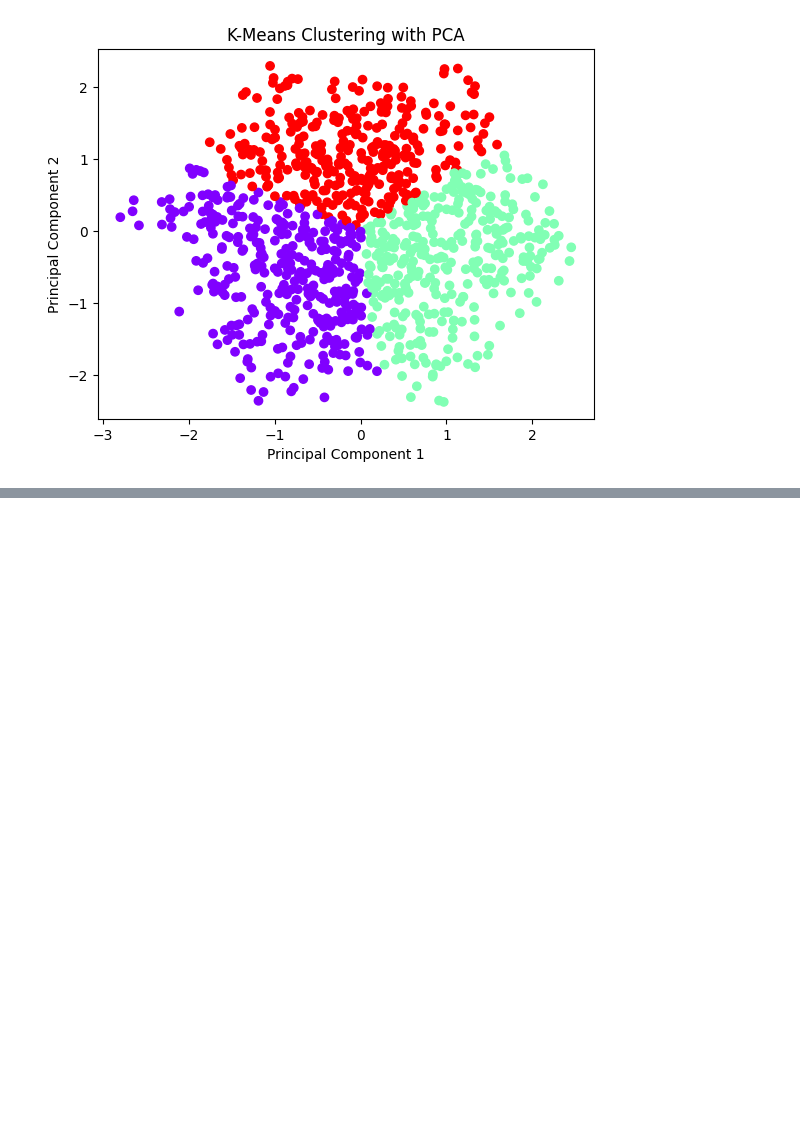
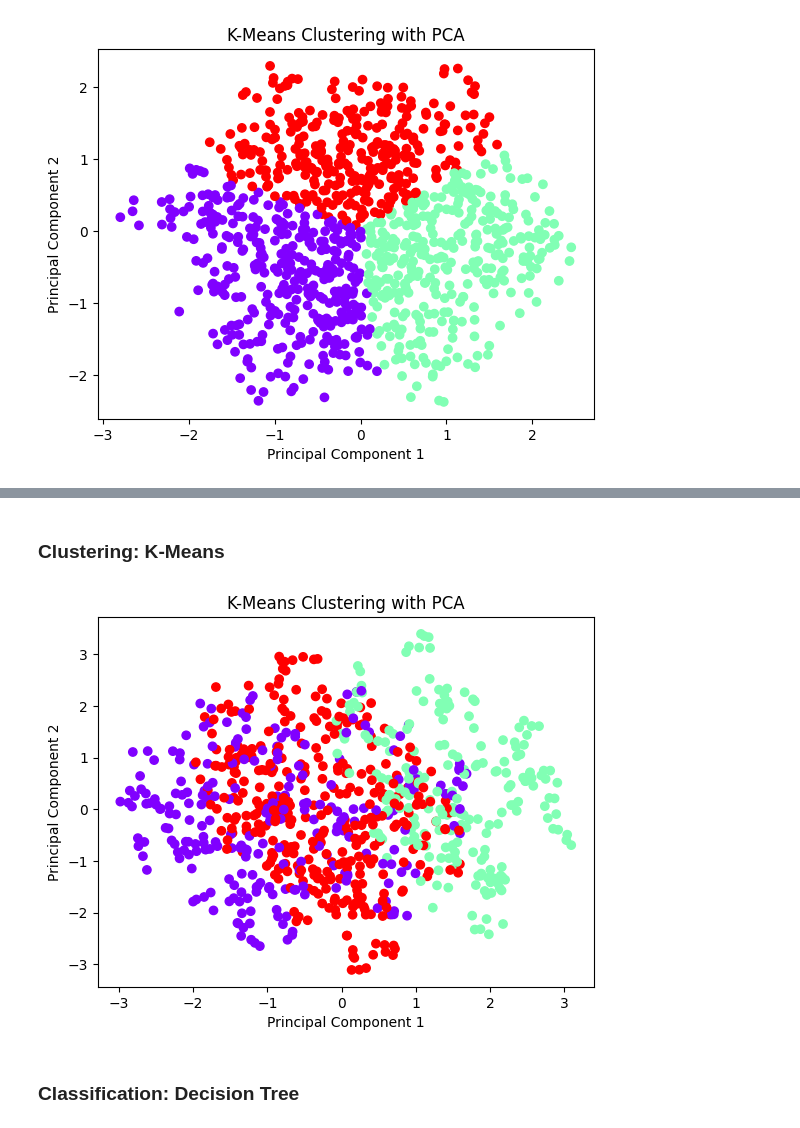
Before and after one commit to Dan9704/COS30049-Computing-Technology-Innovation-Project, a Jupyter notebook: Assignment2/Model Selection/model_selection_climate_change_on_crop.ipynb, the cells around one changed output, grey strips where cells are left out. Drawn from its saved outputs; the diff is of its cells as text; code cells hidden in the pictures; blank space fills up the shorter version.

```diff
--- a/Assignment2/Model Selection/model_selection_climate_change_on_crop.ipynb
+++ b/Assignment2/Model Selection/model_selection_climate_change_on_crop.ipynb
@@ -232,0 +269,28 @@ This approach should help you improve the clustering performance and reduce the
+# %% [markdown]
+
+
+### Clustering: K-Means
+# %%
+from sklearn.cluster import KMeans
+import matplotlib.pyplot as plt
+from sklearn.decomposition import PCA
+
+# Fit K-Means
+kmeans = KMeans(n_clusters=3, random_state=42)
+kmeans.fit(X_train_scaled)
+labels = kmeans.labels_
+
+# Visualize the clusters
+pca = PCA(n_components=2)
+X_pca = pca.fit_transform(X_train_scaled)
+plt.scatter(X_pca[:, 0], X_pca[:, 1], c=labels, cmap='rainbow')
+plt.xlabel('Principal Component 1')
+plt.ylabel('Principal Component 2')
+plt.title('K-Means Clustering with PCA')
+plt.show()
+# %% [output]
+[figure, added]
+# %% [markdown]
+
+
+### Classification: Decision Tree
```
Also changed, not shown: parts of 19 cells of this notebook.
